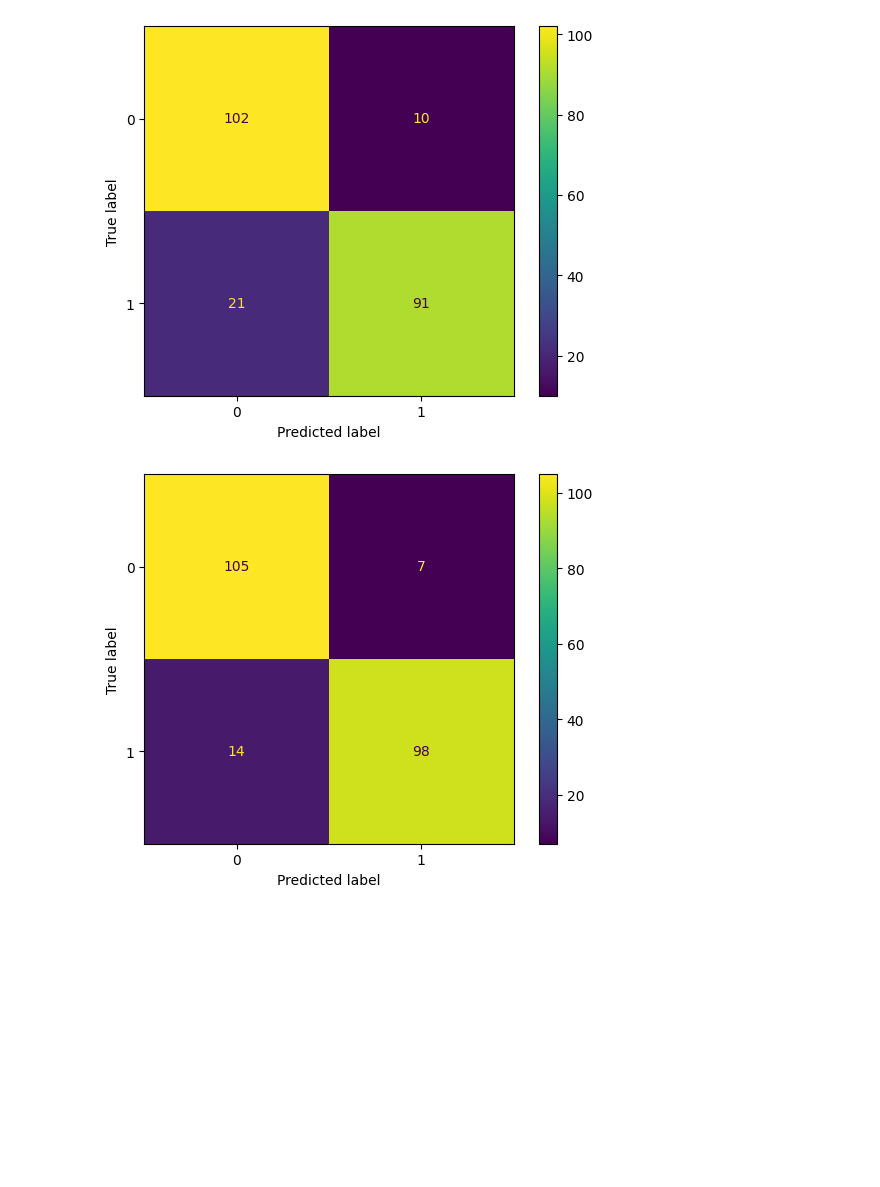
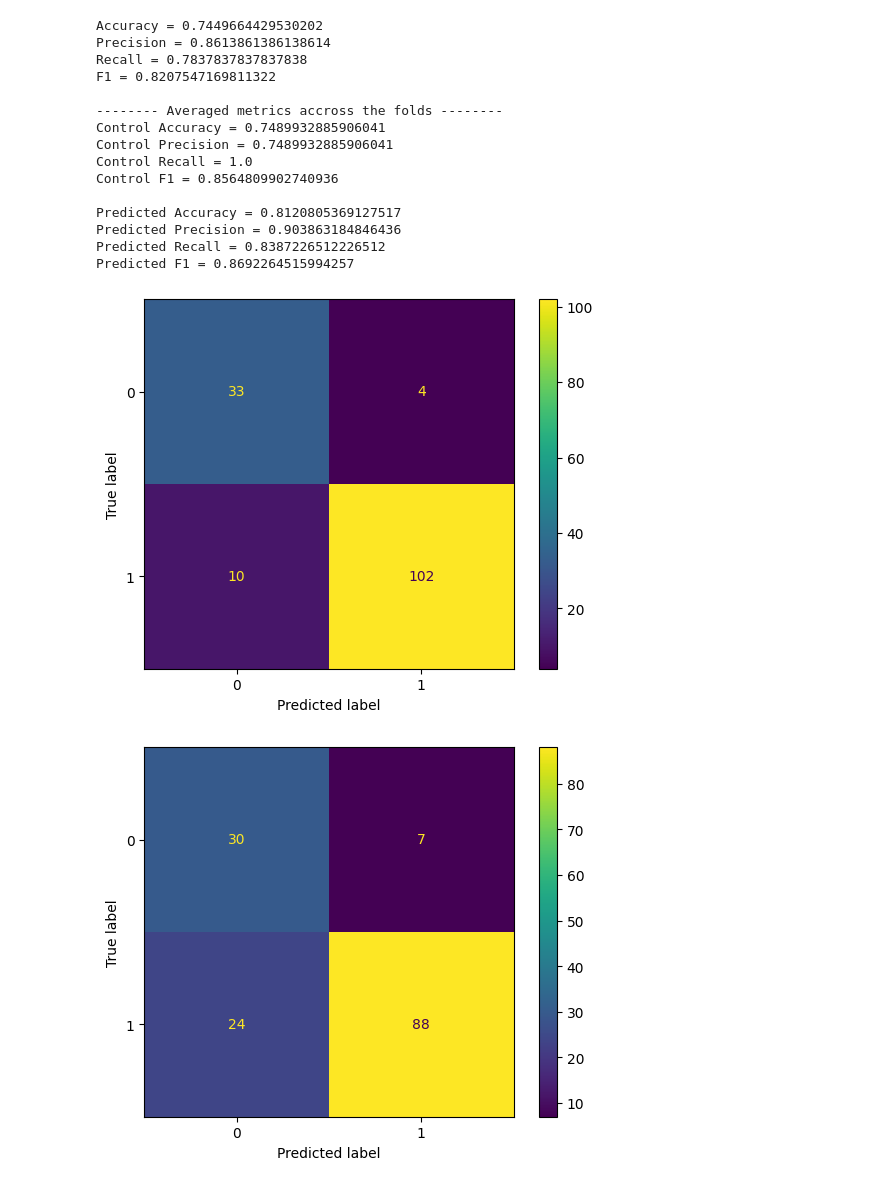
Before and after one commit to cgpayne/parkinsons_audetector, a Jupyter notebook: notebooks/logistic_regression.ipynb, the cells around one changed output. Saved outputs shown, nothing was run; the diff lists cells and outputs as text; code cells hidden in the pictures; blank space fills up the shorter version.

```diff
--- a/notebooks/logistic_regression.ipynb
+++ b/notebooks/logistic_regression.ipynb
@@ -128,8 +128,8 @@ def load_and_run(Kfolds: int, front_dir: str) -> None:
 # l2 norm performs worse than l1 norm, meaning feature selection is an issue
 
 # front_dir = '../data/split/pure/kfold'
-# front_dir = '../data/split/outrmv/kfold'
-front_dir = '../data/split/outrmv-balanced/kfold'
+front_dir = '../data/split/outrmv/kfold'
+# front_dir = '../data/split/outrmv-balanced/kfold'
 
 load_and_run(Kfolds=5, front_dir=front_dir)
 # %% [output]
@@ -153,2 +164,17 @@ Predicted F1 = 0.8715603406280922
+Accuracy = 0.7449664429530202
+Precision = 0.8613861386138614
+Recall = 0.7837837837837838
+F1 = 0.8207547169811322
+
+-------- Averaged metrics accross the folds --------
+Control Accuracy = 0.7489932885906041
+Control Precision = 0.7489932885906041
+Control Recall = 1.0
+Control F1 = 0.8564809902740936
+
+Predicted Accuracy = 0.8120805369127517
+Predicted Precision = 0.903863184846436
+Predicted Recall = 0.8387226512226512
+Predicted F1 = 0.8692264515994257
-[figure, old version]
+[figure, new version]
-[figure, old version]
+[figure, new version]
```
Also changed, not shown: parts of 1 cell of this notebook, 4 other files.
